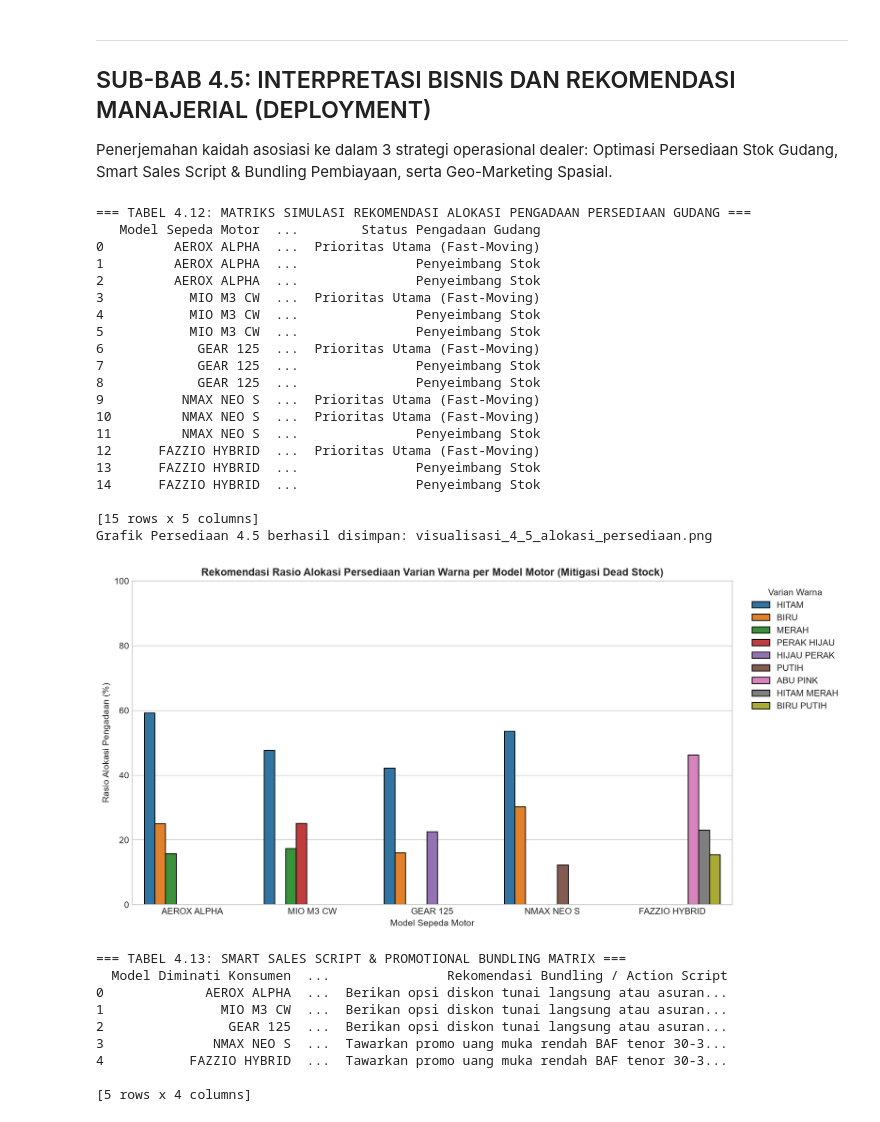
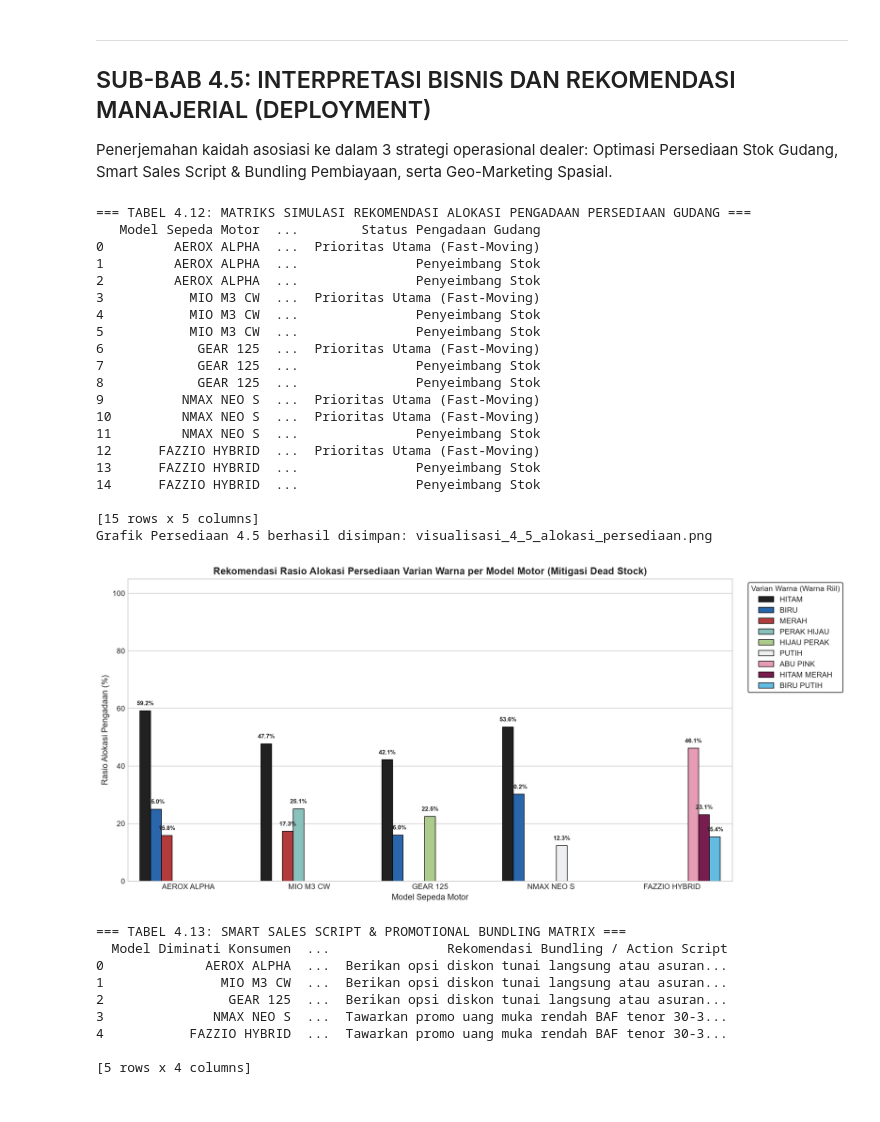
Before and after one commit to Rangga11268/Project-Penelitan-Sistem-Informasi-, a Jupyter notebook: notebooks/01_ANALISIS_FP_GROWTH_PT_SSM_MOTOR.ipynb, the cells around one changed output. Cells and saved outputs as stored; diff of their text form; code cells hidden in the pictures.

```diff
--- a/notebooks/01_ANALISIS_FP_GROWTH_PT_SSM_MOTOR.ipynb
+++ b/notebooks/01_ANALISIS_FP_GROWTH_PT_SSM_MOTOR.ipynb
@@ -462,41 +501,71 @@ for m in top_models:
 
 df_inventory_rec = pd.DataFrame(inventory_allocation)
 print("=== TABEL 4.12: MATRIKS SIMULASI REKOMENDASI ALOKASI PENGADAAN PERSEDIAAN GUDANG ===")
 display(df_inventory_rec)
 
-# Visualisasi Alokasi Warna per Model
-plt.figure(figsize=(12, 6))
-sns.barplot(data=df_inventory_rec, x='Model Sepeda Motor', y='Rasio Alokasi Rekomendasi (%)', hue='Varian Warna', palette='tab10', edgecolor='black')
-plt.title('Rekomendasi Rasio Alokasi Persediaan Varian Warna per Model Motor (Mitigasi Dead Stock)', fontsize=12, fontweight='bold')
-plt.ylabel('Rasio Alokasi Pengadaan (%)')
-plt.ylim(0, 100)
-plt.legend(title='Varian Warna', bbox_to_anchor=(1.02, 1), loc='upper left')
+# Visualisasi Alokasi Warna per Model dengan Palet Warna Riil Sepeda Motor
+warna_inventory_palette = {
+    'HITAM': '#212121',        # Hitam Pekat Glossy / Matte
+    'BIRU': '#1565C0',         # Biru Khas Yamaha Racing
+    'MERAH': '#C62828',        # Merah Sporty
+    'PUTIH': '#ECEFF1',        # Putih Pearl / Mutiara
+    'ABU PINK': '#F48FB1',     # Pastel Rose / Abu Pink (Fazzio Hybrid)
+    'HITAM MERAH': '#880E4F',  # Varian Two-Tone Hitam Aksen Merah
+    'BIRU PUTIH': '#4FC3F7',   # Varian Two-Tone Biru Putih Pastel
+    'PERAK HIJAU': '#80CBC4',  # Mint Green / Perak Hijau (Mio M3)
+    'HIJAU PERAK': '#AED581'   # Sage Silver / Hijau Perak (Gear 125)
+}
+
+plt.figure(figsize=(14, 6.5))
+bar_plot = sns.barplot(
+    data=df_inventory_rec,
+    x='Model Sepeda Motor',
+    y='Rasio Alokasi Rekomendasi (%)',
+    hue='Varian Warna',
+    palette=warna_inventory_palette,
+    edgecolor='black',
+    linewidth=0.8
+)
+plt.title('Rekomendasi Rasio Alokasi Persediaan Varian Warna per Model Motor (Mitigasi Dead Stock)', fontsize=13, fontweight='bold')
+plt.ylabel('Rasio Alokasi Pengadaan (%)', fontsize=11)
+plt.xlabel('Model Sepeda Motor', fontsize=11)
+plt.ylim(0, 105)
+
+# Menambahkan label persentase di atas setiap batang
+for p in bar_plot.patches:
+    height = p.get_height()
+    if not np.isnan(height) and height > 0:
+        bar_plot.annotate(f'{height:.1f}%',
+                          (p.get_x() + p.get_width() / 2., height + 1.5),
+                          ha='center', va='bottom', fontsize=8, fontweight='bold')
+
+plt.legend(title='Varian Warna (Warna Riil)', bbox_to_anchor=(1.02, 1), loc='upper left', frameon=True, edgecolor='black')
 plt.tight_layout()
 plt.savefig('visualisasi_4_5_alokasi_persediaan.png', dpi=300)
 plt.show()
 print("Grafik Persediaan 4.5 berhasil disimpan: visualisasi_4_5_alokasi_persediaan.png")
 # %% [output]
 === TABEL 4.12: MATRIKS SIMULASI REKOMENDASI ALOKASI PENGADAAN PERSEDIAAN GUDANG ===
    Model Sepeda Motor  ...        Status Pengadaan Gudang
 0         AEROX ALPHA  ...  Prioritas Utama (Fast-Moving)
 1         AEROX ALPHA  ...               Penyeimbang Stok
 2         AEROX ALPHA  ...               Penyeimbang Stok
 3           MIO M3 CW  ...  Prioritas Utama (Fast-Moving)
 4           MIO M3 CW  ...               Penyeimbang Stok
 5           MIO M3 CW  ...               Penyeimbang Stok
 6            GEAR 125  ...  Prioritas Utama (Fast-Moving)
 7            GEAR 125  ...               Penyeimbang Stok
 8            GEAR 125  ...               Penyeimbang Stok
 9          NMAX NEO S  ...  Prioritas Utama (Fast-Moving)
 10         NMAX NEO S  ...  Prioritas Utama (Fast-Moving)
 11         NMAX NEO S  ...               Penyeimbang Stok
 12      FAZZIO HYBRID  ...  Prioritas Utama (Fast-Moving)
 13      FAZZIO HYBRID  ...               Penyeimbang Stok
 14      FAZZIO HYBRID  ...               Penyeimbang Stok
 
 [15 rows x 5 columns]
 Grafik Persediaan 4.5 berhasil disimpan: visualisasi_4_5_alokasi_persediaan.png
-[figure, old version]
+[figure, new version]
 # %%
 # ==========================================
 # 4.5.2 SIMULASI STRATEGI PENJUALAN TERPADU (SMART SALES SCRIPT MATRIX)
```
Also changed, not shown: parts of 3 cells of this notebook, 5 other files.
